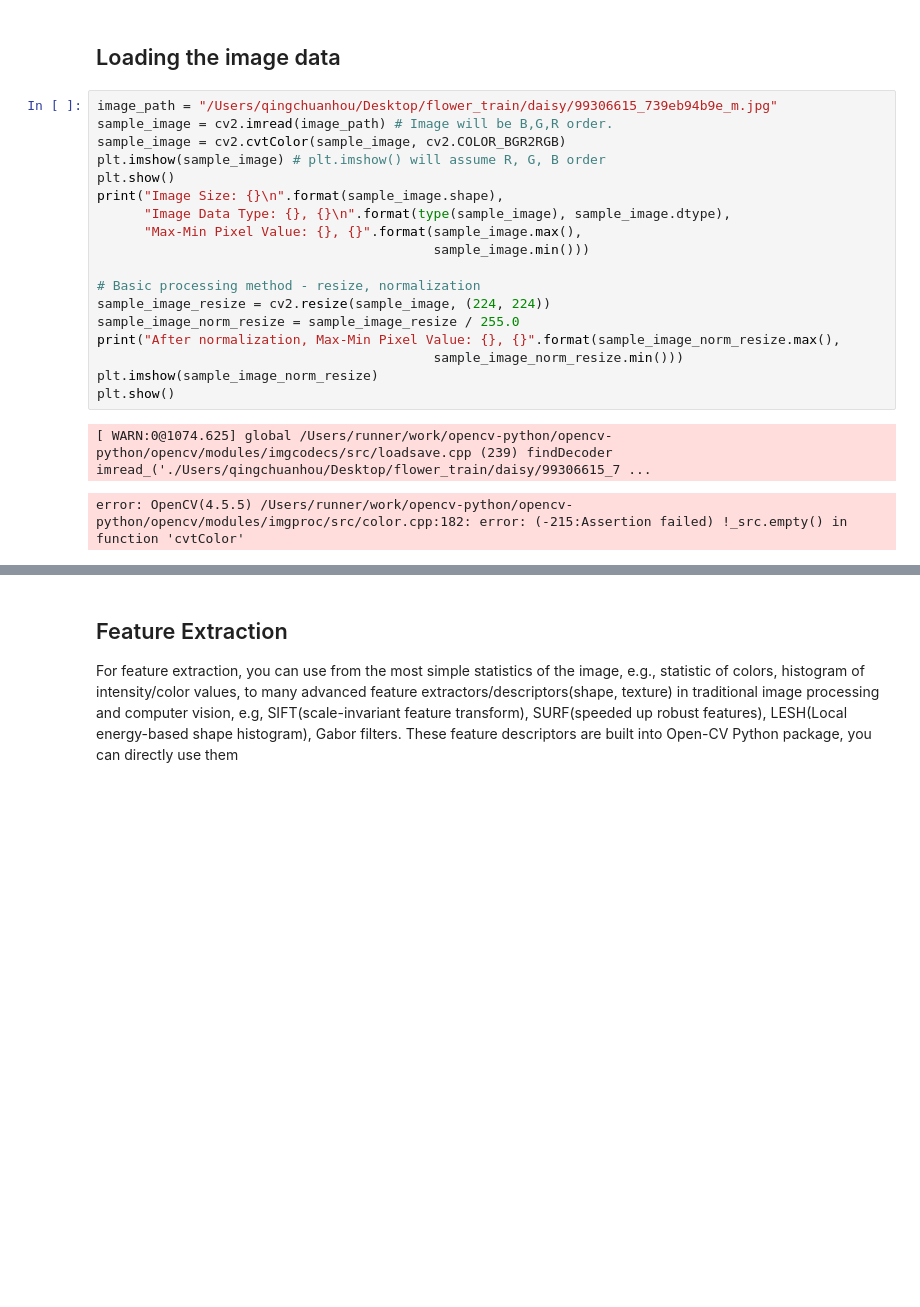
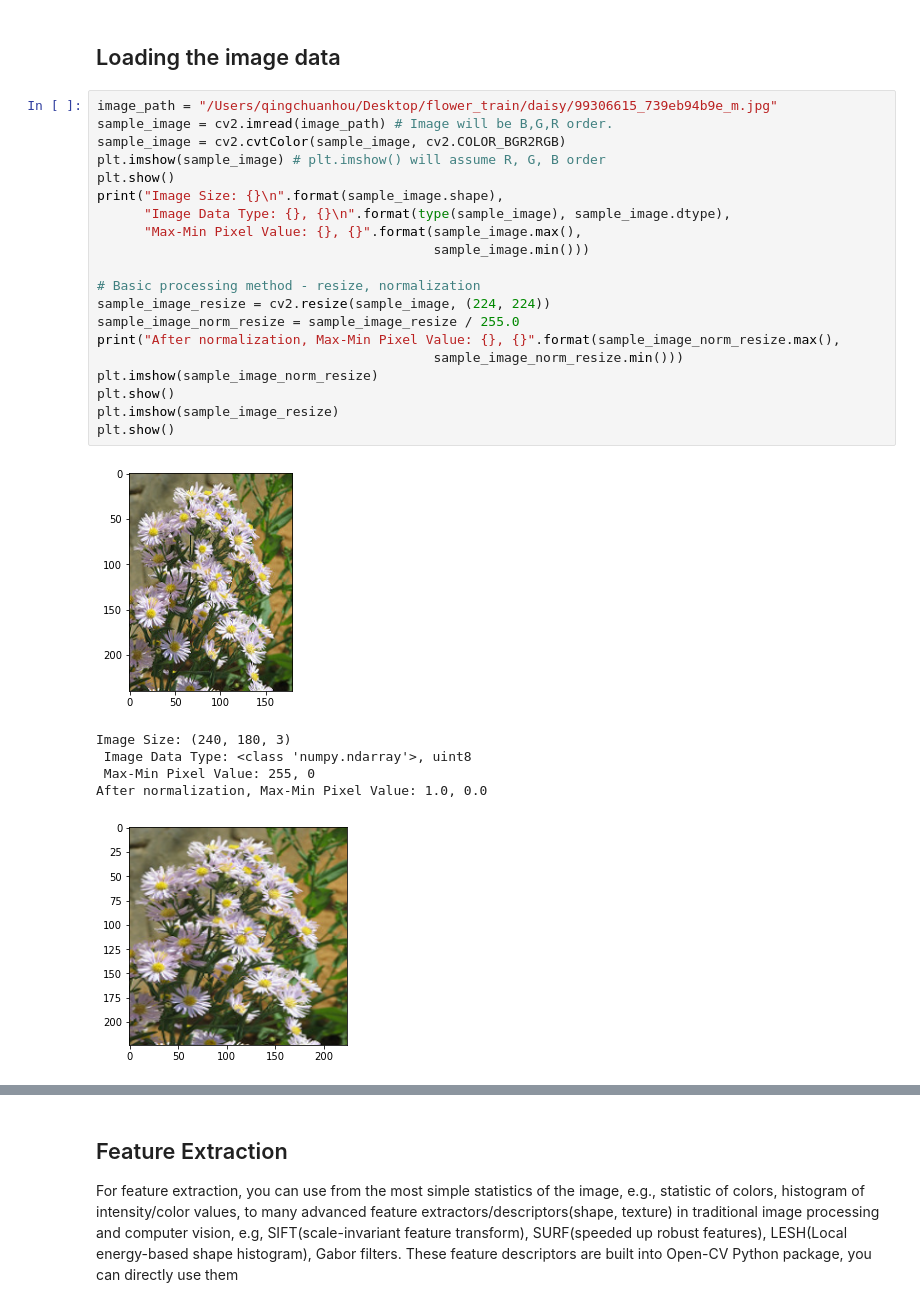
Before and after one commit to Qing201/StudyNote, a Jupyter notebook: Machine Learning/EEP-596 Adv-Intro-ML/HW/HW_3/Programming Assignment 3 - Flower Classification Using Traditional CV Method.ipynb, the cells around one changed output, grey strips where cells are left out. Drawn from its saved outputs; the diff is of its cells as text; blank space fills up the shorter version.

```diff
--- a/Machine Learning/EEP-596 Adv-Intro-ML/HW/HW_3/Programming Assignment 3 - Flower Classification Using Traditional CV Method.ipynb
+++ b/Machine Learning/EEP-596 Adv-Intro-ML/HW/HW_3/Programming Assignment 3 - Flower Classification Using Traditional CV Method.ipynb
@@ -16,21 +18,27 @@ import matplotlib.pyplot as plt
 # %%
 image_path = "/Users/qingchuanhou/Desktop/flower_train/daisy/99306615_739eb94b9e_m.jpg"
 sample_image = cv2.imread(image_path) # Image will be B,G,R order.
 sample_image = cv2.cvtColor(sample_image, cv2.COLOR_BGR2RGB)
 plt.imshow(sample_image) # plt.imshow() will assume R, G, B order
 plt.show()
 print("Image Size: {}\n".format(sample_image.shape),
       "Image Data Type: {}, {}\n".format(type(sample_image), sample_image.dtype),
       "Max-Min Pixel Value: {}, {}".format(sample_image.max(),
                                            sample_image.min()))
 
 # Basic processing method - resize, normalization
 sample_image_resize = cv2.resize(sample_image, (224, 224))
 sample_image_norm_resize = sample_image_resize / 255.0
 print("After normalization, Max-Min Pixel Value: {}, {}".format(sample_image_norm_resize.max(),
                                            sample_image_norm_resize.min()))
 plt.imshow(sample_image_norm_resize)
 plt.show()
+plt.imshow(sample_image_resize)
+plt.show()
 # %% [output]
+[figure, added]
-[ WARN:0@1074.625] global /Users/runner/work/opencv-python/opencv-python/opencv/modules/imgcodecs/src/loadsave.cpp (239) findDecoder imread_('./Users/qingchuanhou/Desktop/flower_train/daisy/99306615_7 ...
+Image Size: (240, 180, 3)
+ Image Data Type: <class 'numpy.ndarray'>, uint8
+ Max-Min Pixel Value: 255, 0
+After normalization, Max-Min Pixel Value: 1.0, 0.0
-error: OpenCV(4.5.5) /Users/runner/work/opencv-python/opencv-python/opencv/modules/imgproc/src/color.cpp:182: error: (-215:Assertion failed) !_src.empty() in function 'cvtColor'
+[figure, added]
```
Also changed, not shown: parts of 13 cells of this notebook, 2 other files.
